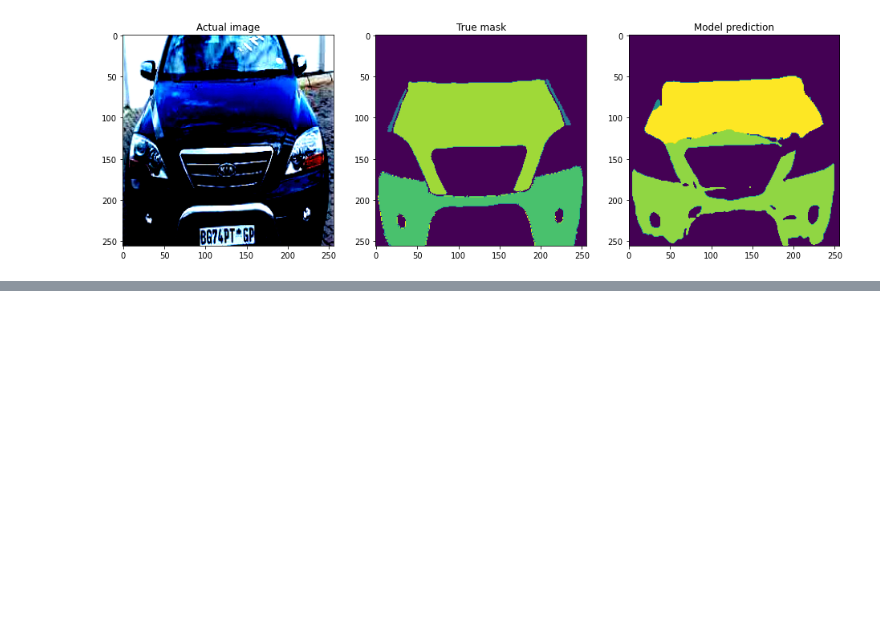
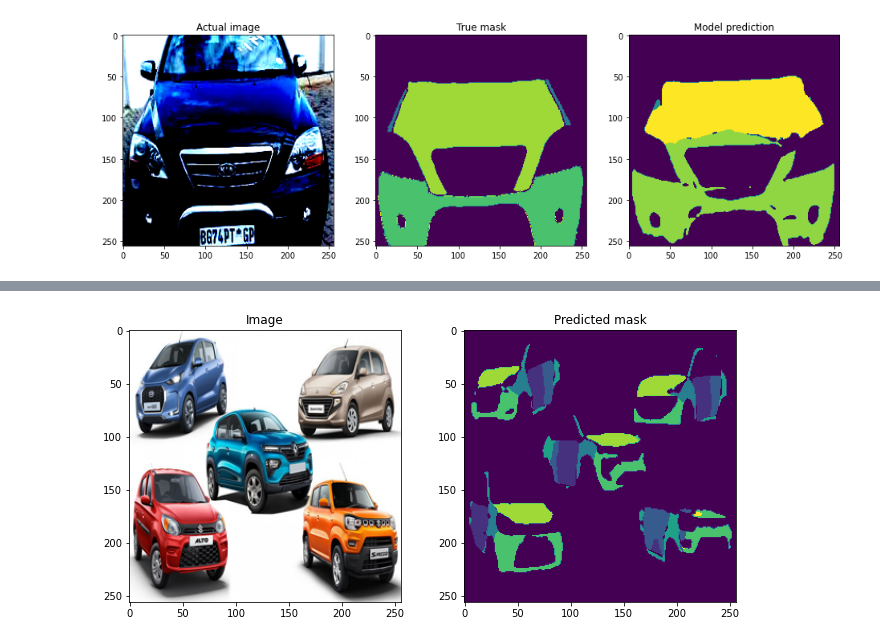
Before and after one commit to AndersBensen/02456-deep-learning, a Jupyter notebook: recreating_results_notebook.ipynb, the cells around one changed output, grey strips where cells are left out. Cells and saved outputs as stored; diff of their text form; code cells hidden in the pictures; blank space fills up the shorter version.

```diff
--- a/recreating_results_notebook.ipynb
+++ b/recreating_results_notebook.ipynb
@@ -430,19 +430,21 @@ def visualize2(car_img=None, mask=None):
     plt.title("Predicted mask")
     plt.show()
 
-pil_img = Image.open("E:/carcrash.png")
-pil_img = pil_img.resize((256,256))
-np_img = np.array(pil_img)[...,:3]
 
-transforms = transforms.Compose([
-    transforms.ToTensor(),
-    transforms.Normalize((0.485, 0.456, 0.406), (0.229, 0.224, 0.225)),
-])
+def predict_mask_img(image_path,  model):
+    pil_img = Image.open(image_path)
+    pil_img = pil_img.resize((256,256))
+    np_img = np.array(pil_img)[...,:3]
 
-img = transforms(np_img)
+    transform = transforms.Compose([
+        transforms.ToTensor(),
+        transforms.Normalize((0.485, 0.456, 0.406), (0.229, 0.224, 0.225)),
+    ])
 
-pred = unetpp_r200_model.predict(img[None,:])
-pred = pred[0]
-pred_int = torch.argmax(pred,dim=0)
+    img = transform(np_img)
 
-visualize2(car_img=np_img, mask=pred_int)
+    pred = model.predict(img[None,:])
+    pred = pred[0]
+    pred_int = torch.argmax(pred,dim=0)
+
+    visualize2(car_img=np_img, mask=pred_int)
@@ -450,0 +455,4 @@ visualize2(car_img=np_img, mask=pred_int)
+# %%
+predict_mask_img("E:/multiplecars.jpg",unetpp_r200_model)
+# %% [output]
+[figure, added]
```
Also changed, not shown: parts of 5 cells of this notebook, 2 other files.
